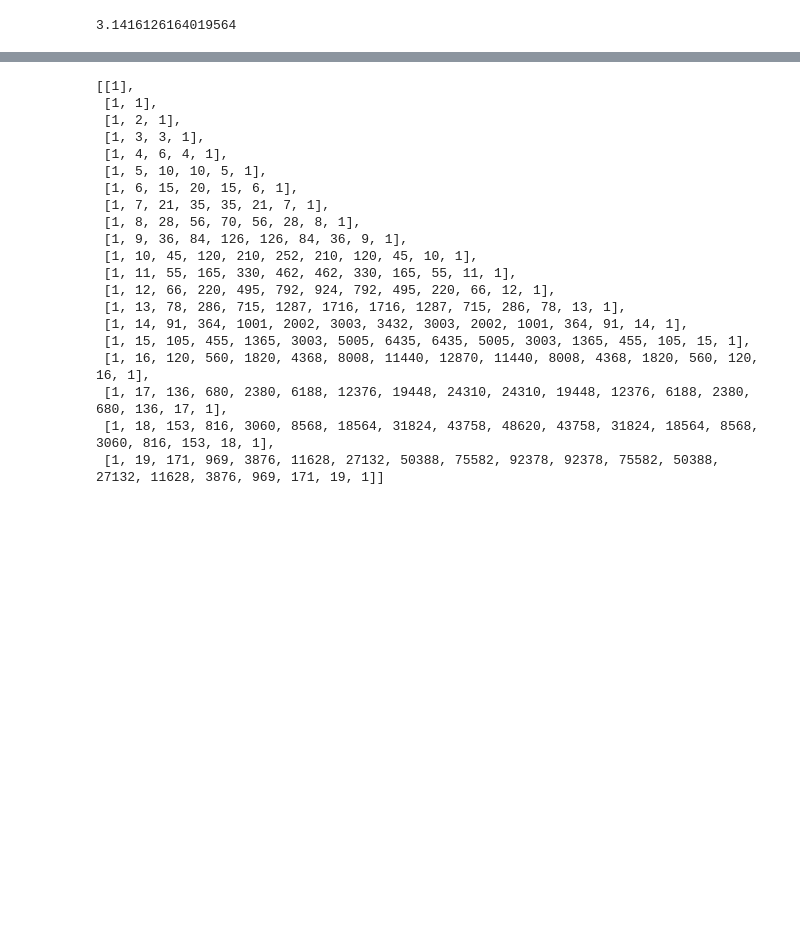
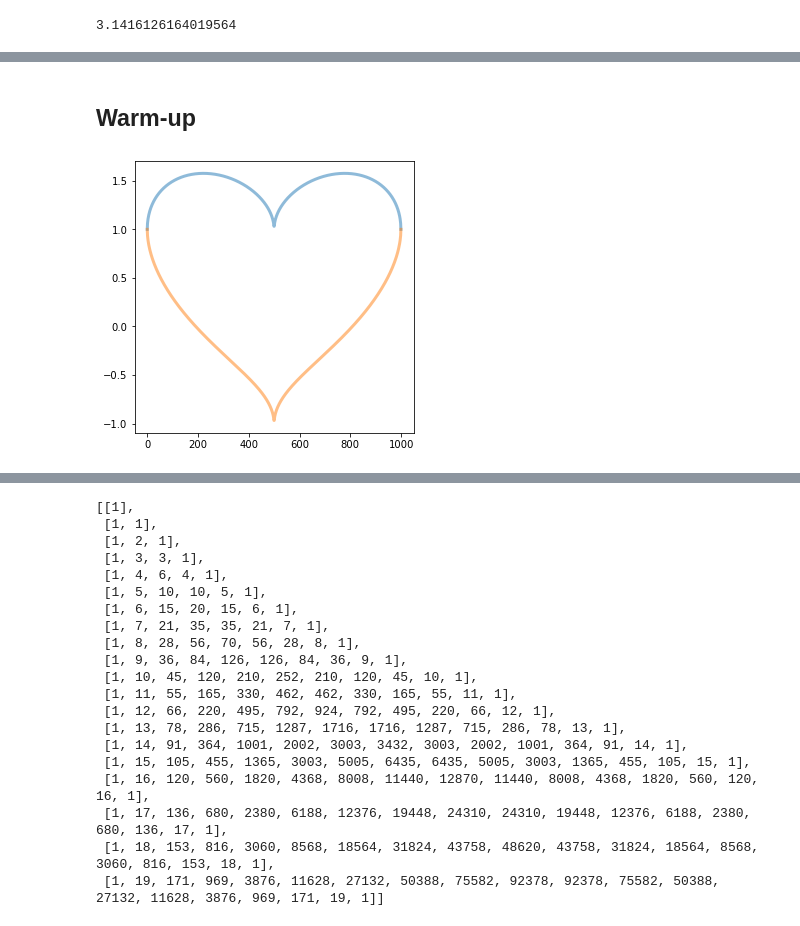
Before and after one commit to qcx201/ParetoPy, a Jupyter notebook: Notes/A.2.1-Challenge drafts.ipynb, the cells around one changed output, grey strips where cells are left out. Saved outputs shown, nothing was run; the diff lists cells and outputs as text; code cells hidden in the pictures; blank space fills up the shorter version.

```diff
--- a/Notes/A.2.1-Challenge drafts.ipynb
+++ b/Notes/A.2.1-Challenge drafts.ipynb
@@ -926,0 +1117,29 @@ Wall time: 45.4 ms
+# %% [markdown]
+## Warm-up
+# %%
+import matplotlib.pyplot as plt
+import numpy as np
+
+# upper function
+f = lambda x: abs(x)**(1/2) + (1-x**2)**(1/2)
+
+# lower function
+h = lambda x: abs(x)**(1/2) - (1-x**2)**(1/2)
+
+# linear vector
+x = np.linspace(-1, 1, 1000)
+
+# calc upper part
+u = f(x)
+
+# calc lower part
+d = h(x)
+
+# plot
+plt.figure(figsize=(5, 5)) # set figure size
+
+plt.plot(u, lw=3, alpha=0.5)
+plt.plot(d, lw=3, alpha=0.5)
+plt.show()
+# %% [output]
+[figure, added]
```
Also changed, not shown: parts of 94 cells of this notebook, 3 other files.
